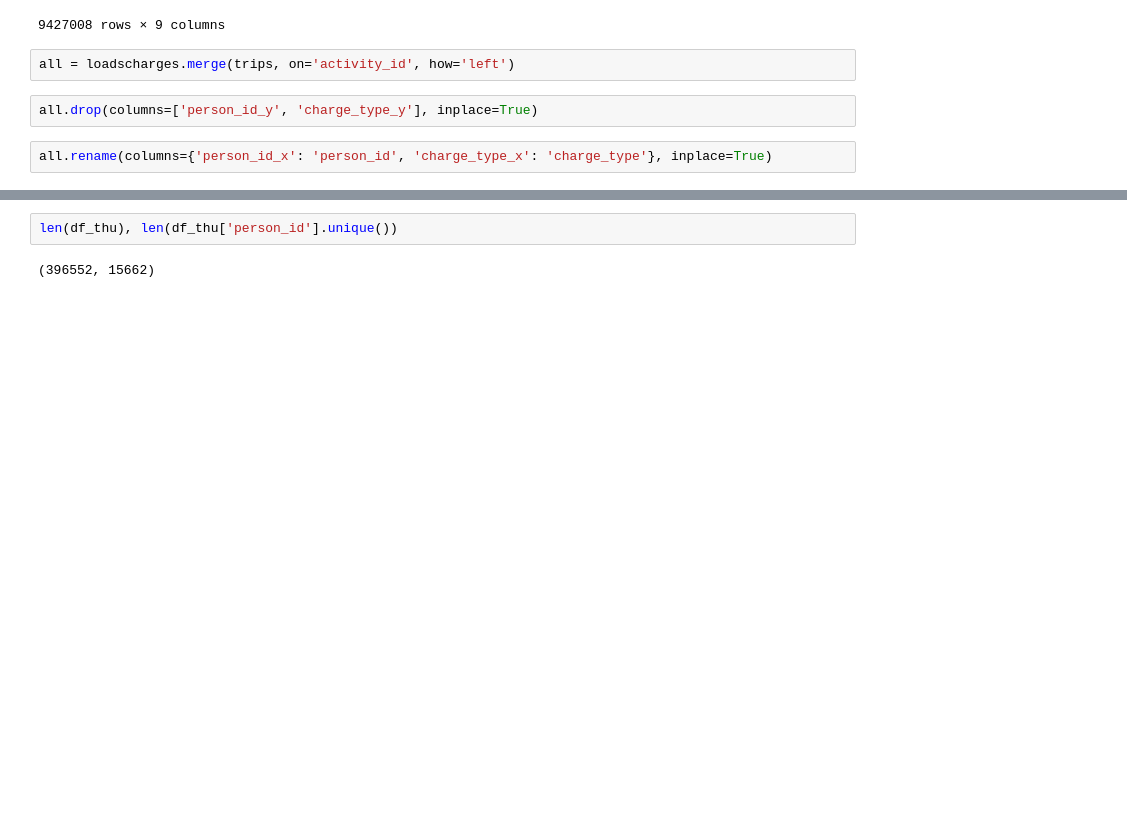
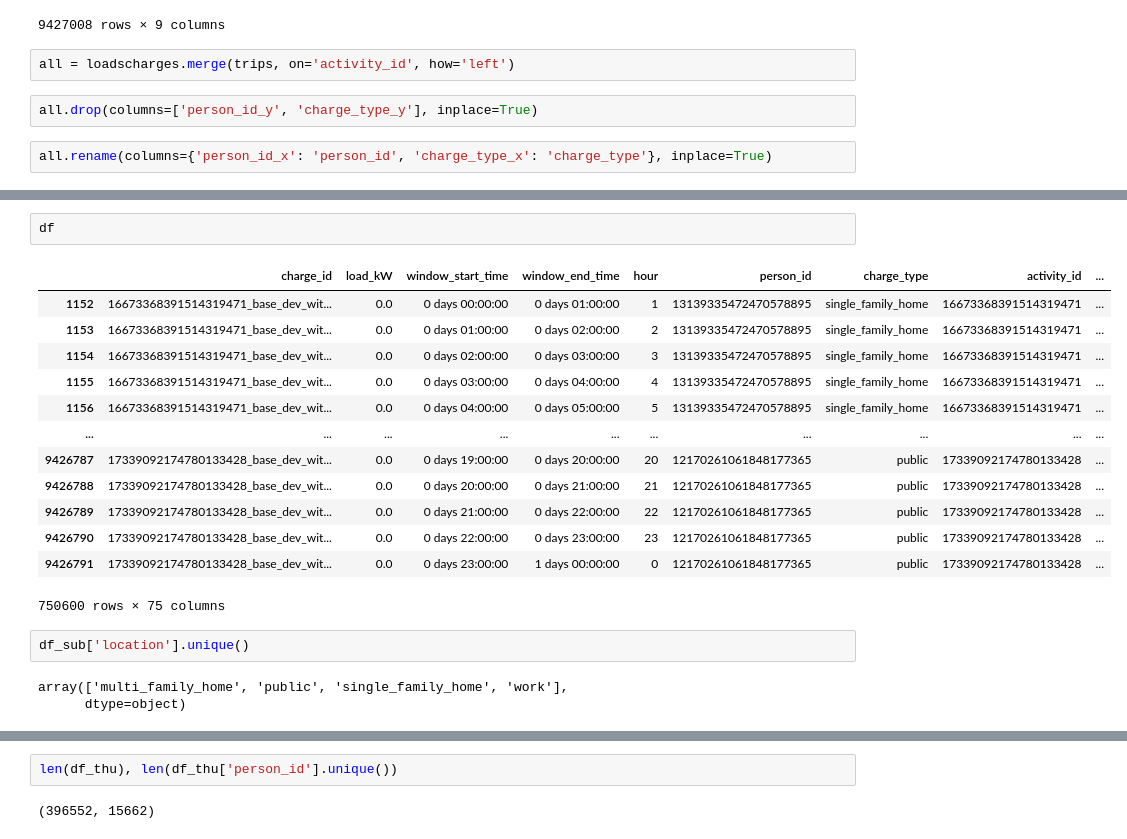
Before and after one commit to rmi-mobility-data-science/replicaEVSE, a Jupyter notebook: notebooks/5_load_curve_viz.ipynb, the cells around one changed output, grey strips where cells are left out. Saved outputs shown, nothing was run; the diff lists cells and outputs as text; blank space fills up the shorter version.

```diff
--- a/notebooks/5_load_curve_viz.ipynb
+++ b/notebooks/5_load_curve_viz.ipynb
@@ -74,0 +97,21 @@ df_sub = df.groupby(by=['weekday', 'location', 'hour']).sum().reset_index()
+# %%
+df
+# %% [output]
+|  | charge_id | load_kW | window_start_time | window_end_time | hour | person_id | charge_type | activity_id | ... |
+| 1152 | 16673368391514319471_base_dev_wit... | 0.0 | 0 days 00:00:00 | 0 days 01:00:00 | 1 | 13139335472470578895 | single_family_home | 16673368391514319471 | ... |
+| 1153 | 16673368391514319471_base_dev_wit... | 0.0 | 0 days 01:00:00 | 0 days 02:00:00 | 2 | 13139335472470578895 | single_family_home | 16673368391514319471 | ... |
+| 1154 | 16673368391514319471_base_dev_wit... | 0.0 | 0 days 02:00:00 | 0 days 03:00:00 | 3 | 13139335472470578895 | single_family_home | 16673368391514319471 | ... |
+| 1155 | 16673368391514319471_base_dev_wit... | 0.0 | 0 days 03:00:00 | 0 days 04:00:00 | 4 | 13139335472470578895 | single_family_home | 16673368391514319471 | ... |
+| 1156 | 16673368391514319471_base_dev_wit... | 0.0 | 0 days 04:00:00 | 0 days 05:00:00 | 5 | 13139335472470578895 | single_family_home | 16673368391514319471 | ... |
+| ... | ... | ... | ... | ... | ... | ... | ... | ... | ... |
+| 9426787 | 17339092174780133428_base_dev_wit... | 0.0 | 0 days 19:00:00 | 0 days 20:00:00 | 20 | 12170261061848177365 | public | 17339092174780133428 | ... |
+| 9426788 | 17339092174780133428_base_dev_wit... | 0.0 | 0 days 20:00:00 | 0 days 21:00:00 | 21 | 12170261061848177365 | public | 17339092174780133428 | ... |
+| 9426789 | 17339092174780133428_base_dev_wit... | 0.0 | 0 days 21:00:00 | 0 days 22:00:00 | 22 | 12170261061848177365 | public | 17339092174780133428 | ... |
+| 9426790 | 17339092174780133428_base_dev_wit... | 0.0 | 0 days 22:00:00 | 0 days 23:00:00 | 23 | 12170261061848177365 | public | 17339092174780133428 | ... |
+| 9426791 | 17339092174780133428_base_dev_wit... | 0.0 | 0 days 23:00:00 | 1 days 00:00:00 | 0 | 12170261061848177365 | public | 17339092174780133428 | ... |
+750600 rows × 75 columns
+# %%
+df_sub['location'].unique()
+# %% [output]
+array(['multi_family_home', 'public', 'single_family_home', 'work'],
+      dtype=object)
```
Also changed, not shown: parts of 20 cells of this notebook, 1 other file.
